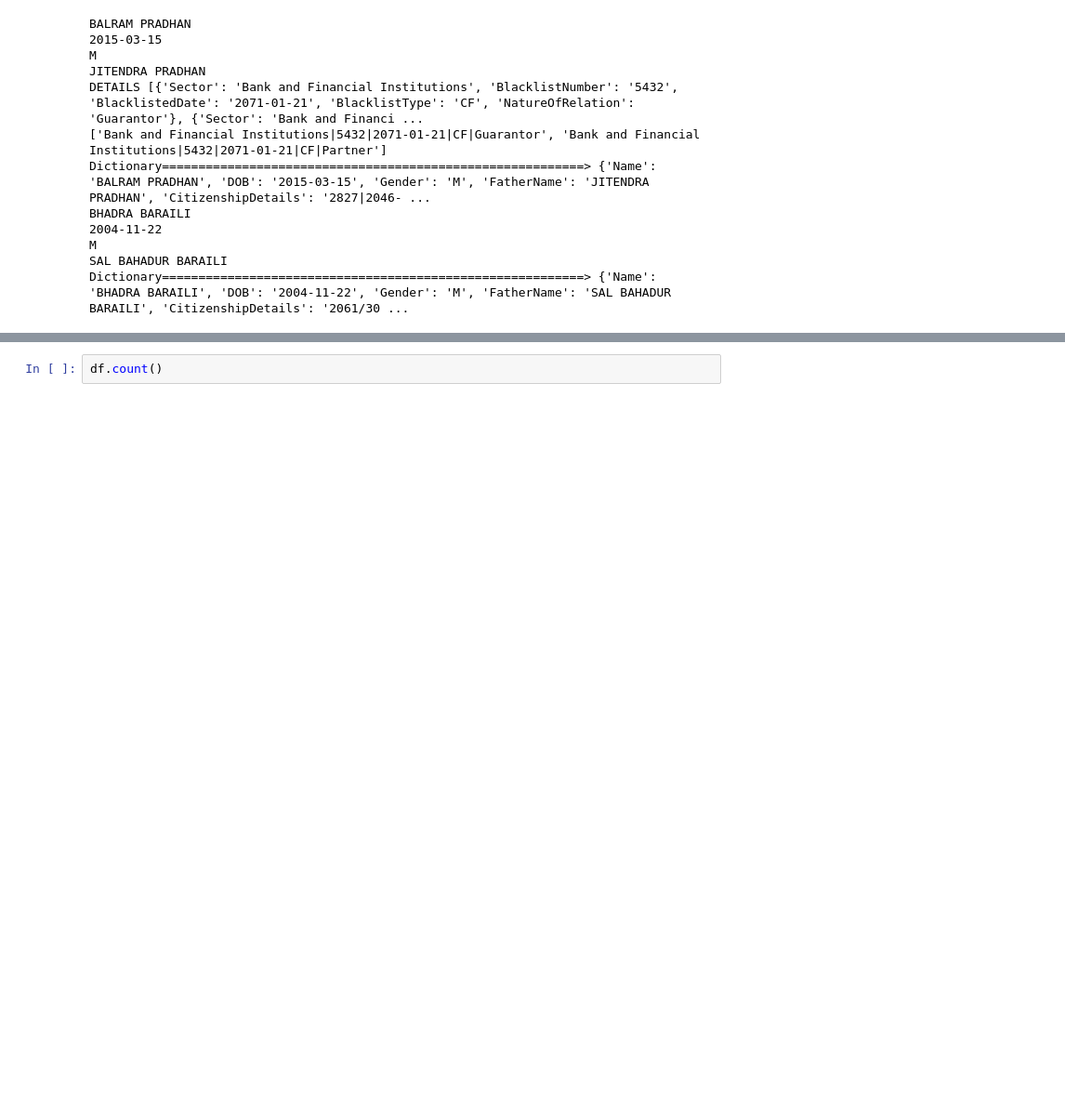
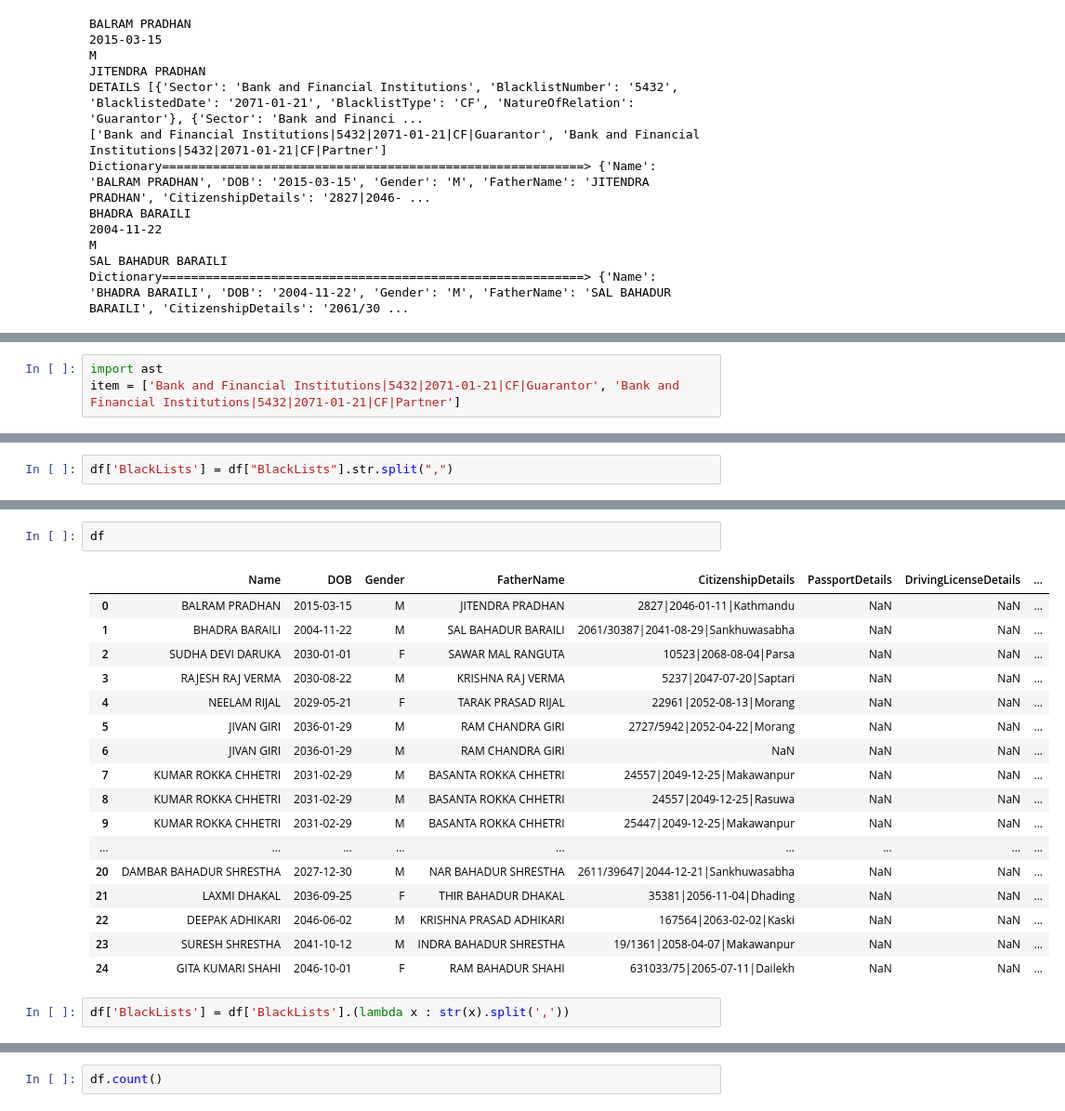
Before and after one commit to awesomeaayaan/prime_CIB_DELTA, a Jupyter notebook: t.ipynb, the cells around one changed output, grey strips where cells are left out. Shown at 93% size. Cells and saved outputs as stored; diff of their text form; blank space fills up the shorter version.

```diff
--- a/t.ipynb
+++ b/t.ipynb
@@ -75,0 +151,3 @@ Dictionary==========================================================> {'Name': '
+# %%
+import ast
+item = ['Bank and Financial Institutions|5432|2071-01-21|CF|Guarantor', 'Bank and Financial Institutions|5432|2071-01-21|CF|Partner']
@@ -75,0 +375,2 @@ Dictionary==========================================================> {'Name': '
+# %%
+df['BlackLists'] = df["BlackLists"].str.split(",")
@@ -75,0 +383,22 @@ Dictionary==========================================================> {'Name': '
+# %%
+df
+# %% [output]
+|  | Name | DOB | Gender | FatherName | CitizenshipDetails | PassportDetails | DrivingLicenseDetails | ... |
+| 0 | BALRAM PRADHAN | 2015-03-15 | M | JITENDRA PRADHAN | 2827|2046-01-11|Kathmandu | NaN | NaN | ... |
+| 1 | BHADRA BARAILI | 2004-11-22 | M | SAL BAHADUR BARAILI | 2061/30387|2041-08-29|Sankhuwasabha | NaN | NaN | ... |
+| 2 | SUDHA DEVI DARUKA | 2030-01-01 | F | SAWAR MAL RANGUTA | 10523|2068-08-04|Parsa | NaN | NaN | ... |
+| 3 | RAJESH RAJ VERMA | 2030-08-22 | M | KRISHNA RAJ VERMA | 5237|2047-07-20|Saptari | NaN | NaN | ... |
+| 4 | NEELAM RIJAL | 2029-05-21 | F | TARAK PRASAD RIJAL | 22961|2052-08-13|Morang | NaN | NaN | ... |
+| 5 | JIVAN GIRI | 2036-01-29 | M | RAM CHANDRA GIRI | 2727/5942|2052-04-22|Morang | NaN | NaN | ... |
+| 6 | JIVAN GIRI | 2036-01-29 | M | RAM CHANDRA GIRI | NaN | NaN | NaN | ... |
+| 7 | KUMAR ROKKA CHHETRI | 2031-02-29 | M | BASANTA ROKKA CHHETRI | 24557|2049-12-25|Makawanpur | NaN | NaN | ... |
+| 8 | KUMAR ROKKA CHHETRI | 2031-02-29 | M | BASANTA ROKKA CHHETRI | 24557|2049-12-25|Rasuwa | NaN | NaN | ... |
+| 9 | KUMAR ROKKA CHHETRI | 2031-02-29 | M | BASANTA ROKKA CHHETRI | 25447|2049-12-25|Makawanpur | NaN | NaN | ... |
+| ... | ... | ... | ... | ... | ... | ... | ... | ... |
+| 20 | DAMBAR BAHADUR SHRESTHA | 2027-12-30 | M | NAR BAHADUR SHRESTHA | 2611/39647|2044-12-21|Sankhuwasabha | NaN | NaN | ... |
+| 21 | LAXMI DHAKAL | 2036-09-25 | F | THIR BAHADUR DHAKAL | 35381|2056-11-04|Dhading | NaN | NaN | ... |
+| 22 | DEEPAK ADHIKARI | 2046-06-02 | M | KRISHNA PRASAD ADHIKARI | 167564|2063-02-02|Kaski | NaN | NaN | ... |
+| 23 | SURESH SHRESTHA | 2041-10-12 | M | INDRA BAHADUR SHRESTHA | 19/1361|2058-04-07|Makawanpur | NaN | NaN | ... |
+| 24 | GITA KUMARI SHAHI | 2046-10-01 | F | RAM BAHADUR SHAHI | 631033/75|2065-07-11|Dailekh | NaN | NaN | ... |
+# %%
+df['BlackLists'] = df['BlackLists'].(lambda x : str(x).split(','))
```
Also changed, not shown: parts of 40 cells of this notebook, 14 other files.
